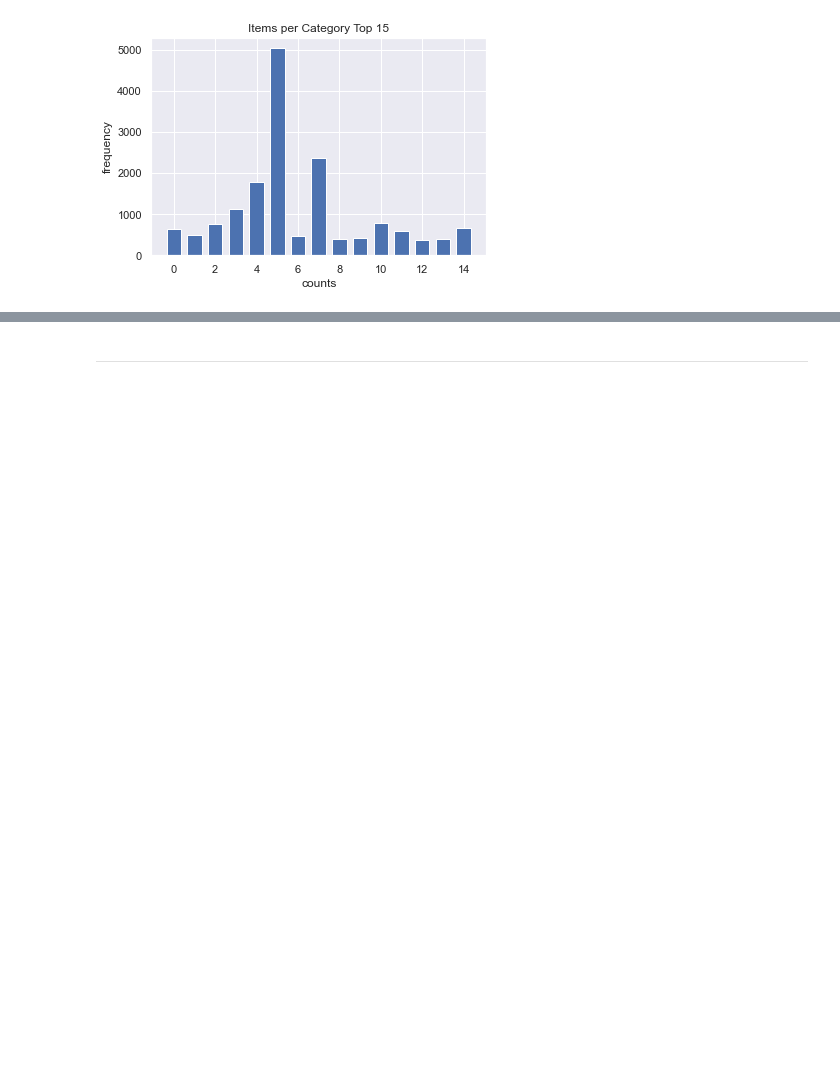
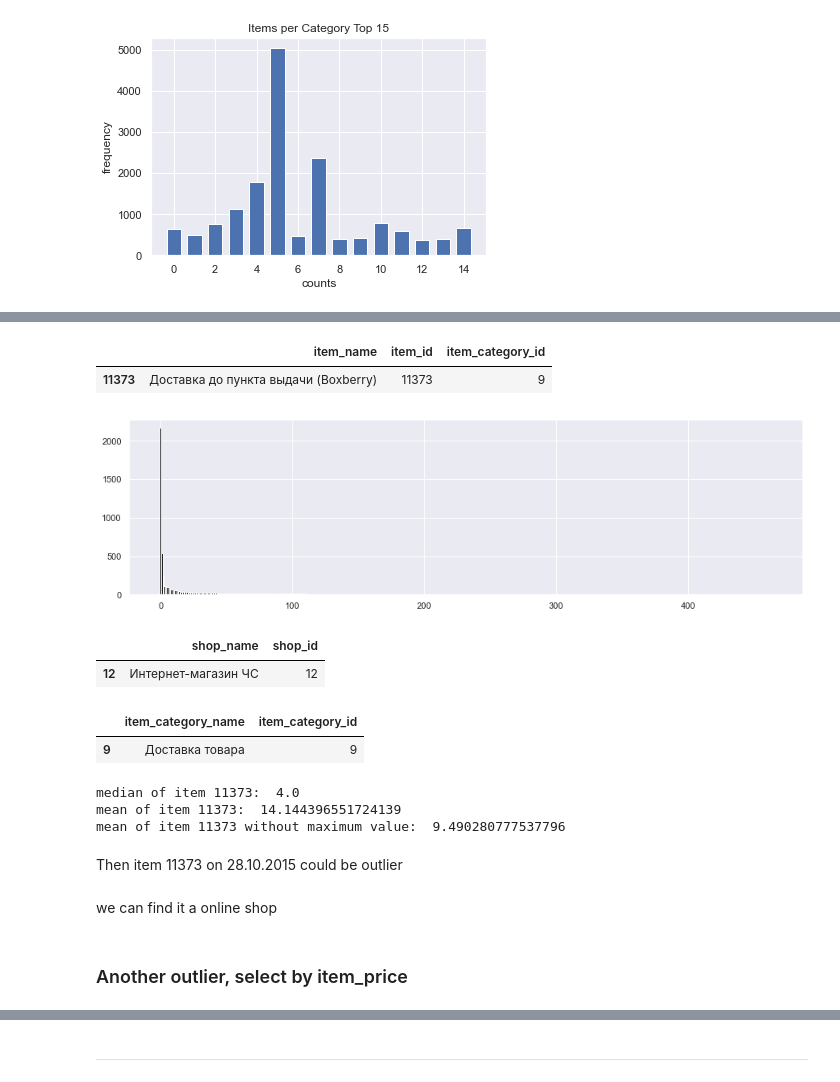
Before and after one commit to X1anghe/AIDM, a Jupyter notebook: Assignment2/src/DataVisualisation.ipynb, the cells around one changed output, grey strips where cells are left out. Drawn from its saved outputs; the diff is of its cells as text; code cells hidden in the pictures; blank space fills up the shorter version.

```diff
--- a/Assignment2/src/DataVisualisation.ipynb
+++ b/Assignment2/src/DataVisualisation.ipynb
@@ -112,0 +162,45 @@ item_category_id save successful
+# %%
+# item name (Delivery to the point of issue (Boxberry))
+item[item['item_id'] == 11373]
+# %% [output]
+|  | item_name | item_id | item_category_id |
+| 11373 | Доставка до пункта выдачи (Boxberry) | 11373 | 9 |
+# %%
+# All item 11373 sales
+plt.figure(figsize=(15, 4))
+f_p = plt.gca()
+# f_p.set_yscale('log')
+sort_item_11373 = sorted(sales[sales['item_id'] == 11373]['item_cnt_day'], reverse=True)
+f_p.bar(range(len(sales[sales['item_id'] == 11373])), sort_item_11373,  width=1, color='black')
+plt.show()
+# %% [output]
+[figure, added]
+# %%
+# shop name (E-shop online)
+shops[shops['shop_id'] == 12]
+# %% [output]
+|  | shop_name | shop_id |
+| 12 | Интернет-магазин ЧС | 12 |
+# %%
+# category name (Delivery of goods)
+item_cat[item_cat['item_category_id'] == 9]
+# %% [output]
+|  | item_category_name | item_category_id |
+| 9 | Доставка товара | 9 |
+# %%
+# median of item 11373
+print('median of item 11373: ', DataFrame(sort_item_11373).median()[0])
+# mean of item 11373
+print('mean of item 11373: ', DataFrame(sort_item_11373).mean()[0])
+# mean of item 11373 without maximum value
+print('mean of item 11373 without maximum value: ', DataFrame(sort_item_11373)[1:].mean()[0])
+# %% [output]
+median of item 11373:  4.0
+mean of item 11373:  14.144396551724139
+mean of item 11373 without maximum value:  9.490280777537796
+# %% [markdown]
+Then item 11373 on 28.10.2015 could be outlier
+# %% [markdown]
+we can find it a online shop
+# %% [markdown]
+### Another outlier, select by item_price
```
Also changed, not shown: parts of 30 cells of this notebook, 1 other file.
